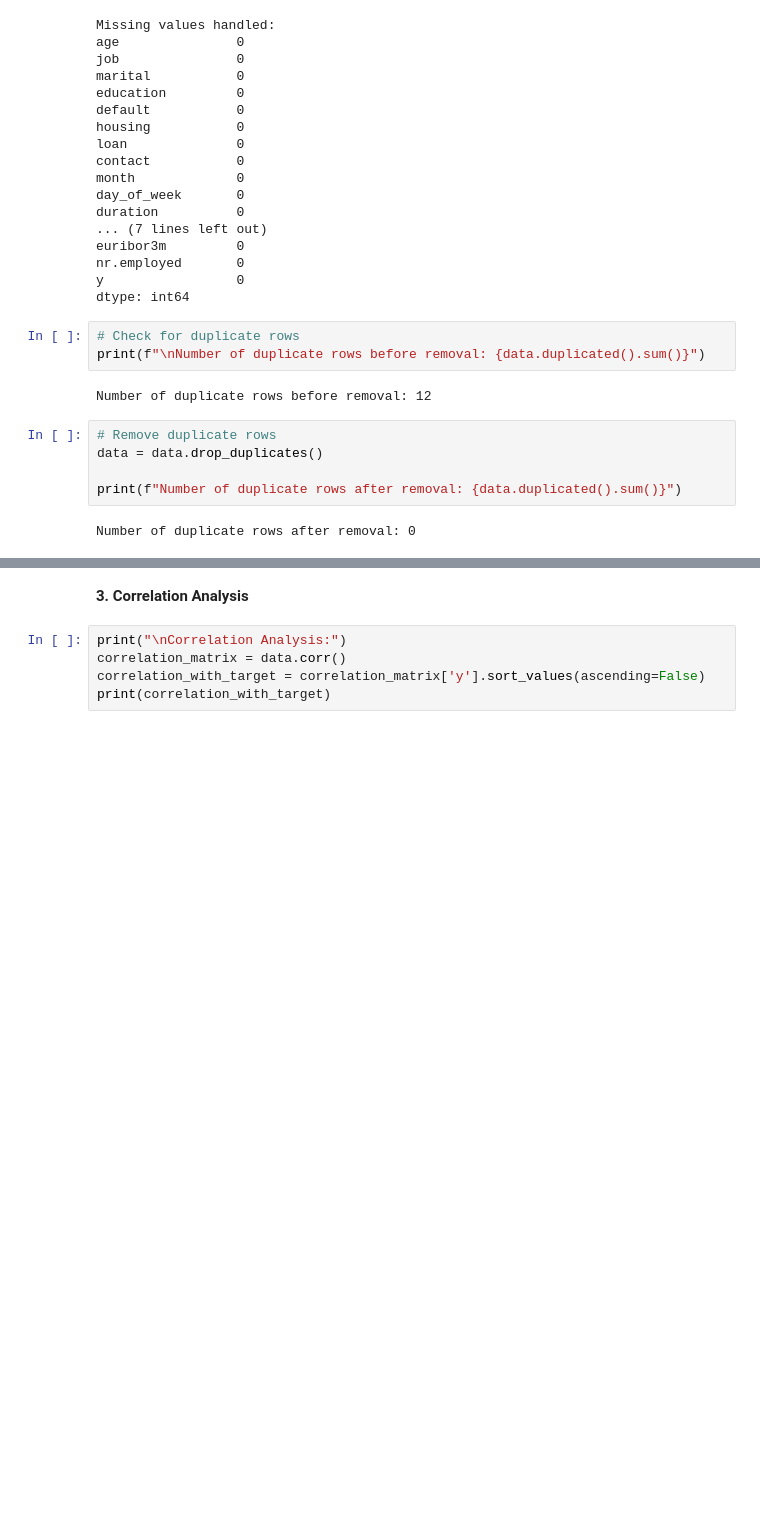
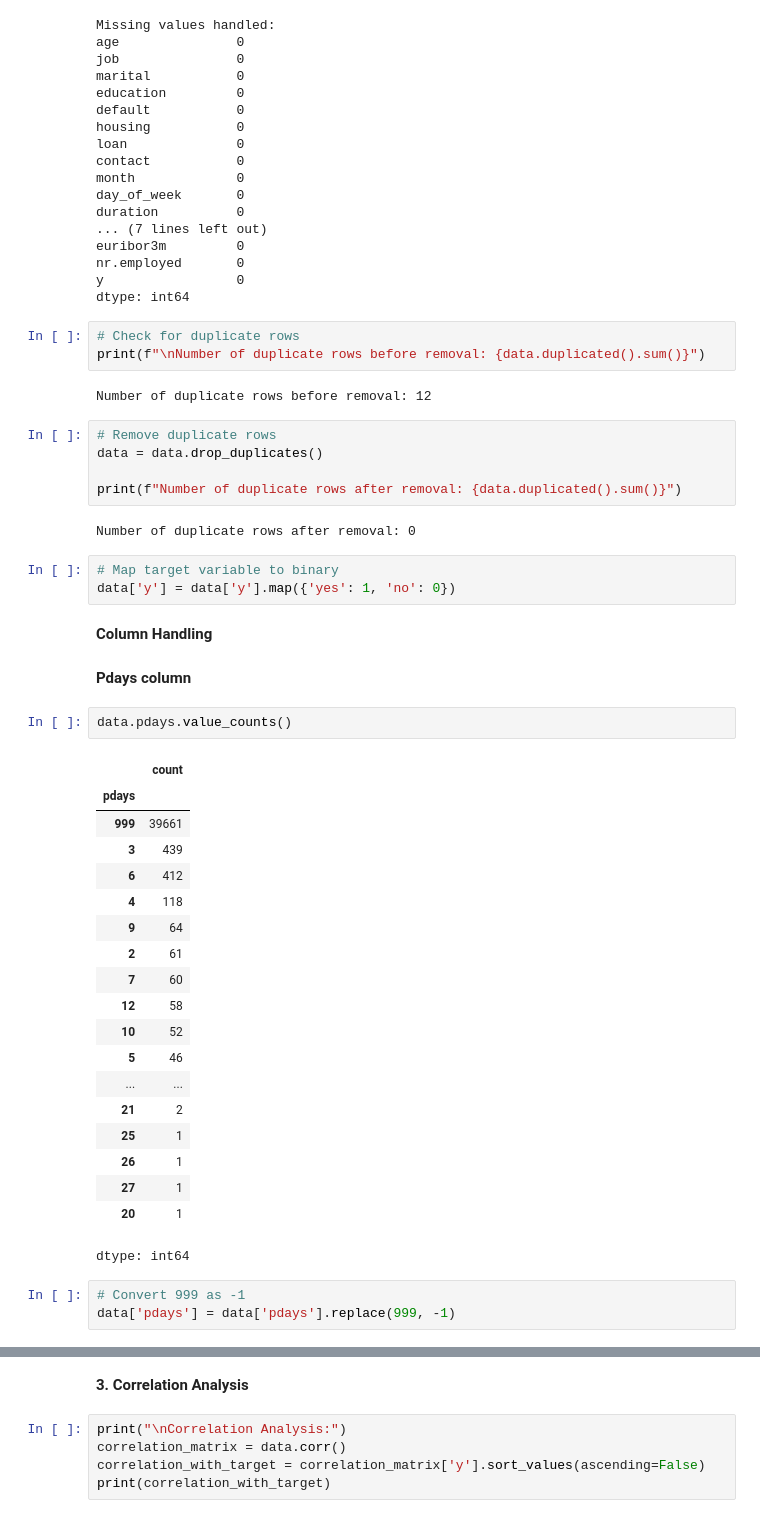
Before and after one commit to SiyumiJayawardhane/Customer-Subscription-Prediction, a Jupyter notebook: MachineLearningCourseWork.ipynb, the cells around one changed output, grey strips where cells are left out. Cells and saved outputs as stored; diff of their text form; blank space fills up the shorter version.

```diff
--- a/MachineLearningCourseWork.ipynb
+++ b/MachineLearningCourseWork.ipynb
@@ -149,3 +149,35 @@ data = data.drop_duplicates()
 print(f"Number of duplicate rows after removal: {data.duplicated().sum()}")
 # %% [output]
 Number of duplicate rows after removal: 0
+# %%
+# Map target variable to binary
+data['y'] = data['y'].map({'yes': 1, 'no': 0})
+# %% [markdown]
+**Column Handling**
+# %% [markdown]
+**Pdays column**
+# %%
+data.pdays.value_counts()
+# %% [output]
+|  | count |
+| pdays |  |
+| 999 | 39661 |
+| 3 | 439 |
+| 6 | 412 |
+| 4 | 118 |
+| 9 | 64 |
+| 2 | 61 |
+| 7 | 60 |
+| 12 | 58 |
+| 10 | 52 |
+| 5 | 46 |
+| ... | ... |
+| 21 | 2 |
+| 25 | 1 |
+| 26 | 1 |
+| 27 | 1 |
+| 20 | 1 |
+dtype: int64
+# %%
+# Convert 999 as -1
+data['pdays'] = data['pdays'].replace(999, -1)
```
Also changed, not shown: parts of 40 cells of this notebook.
